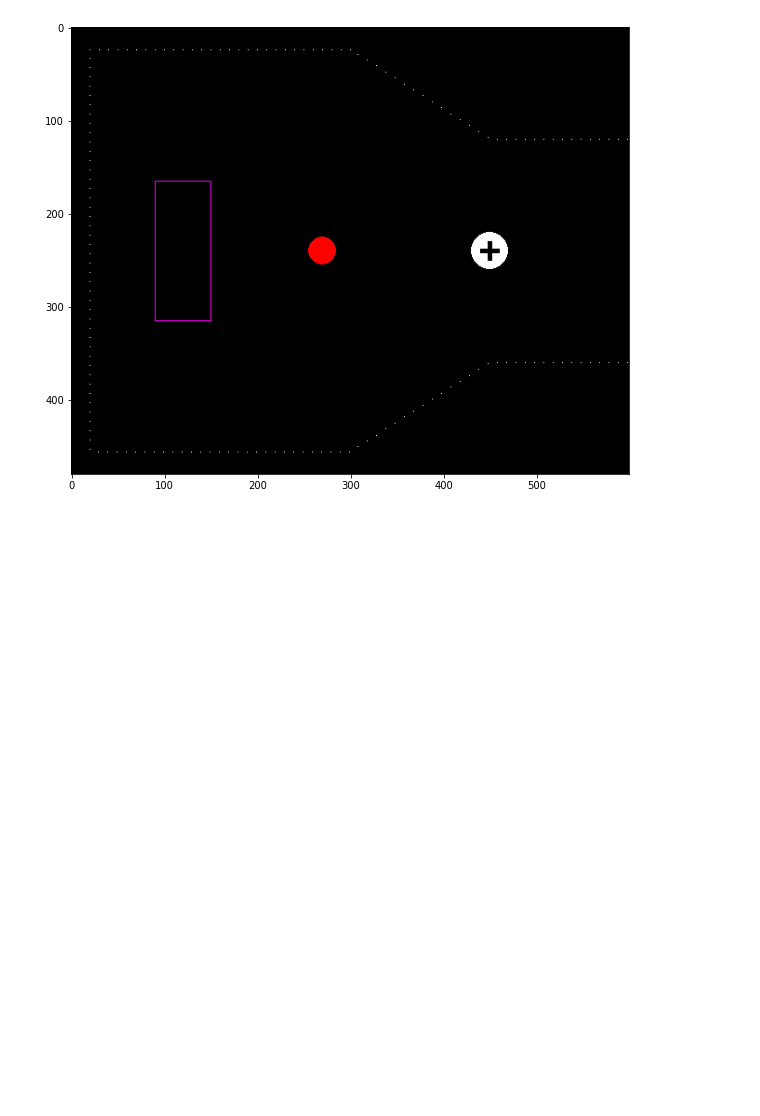
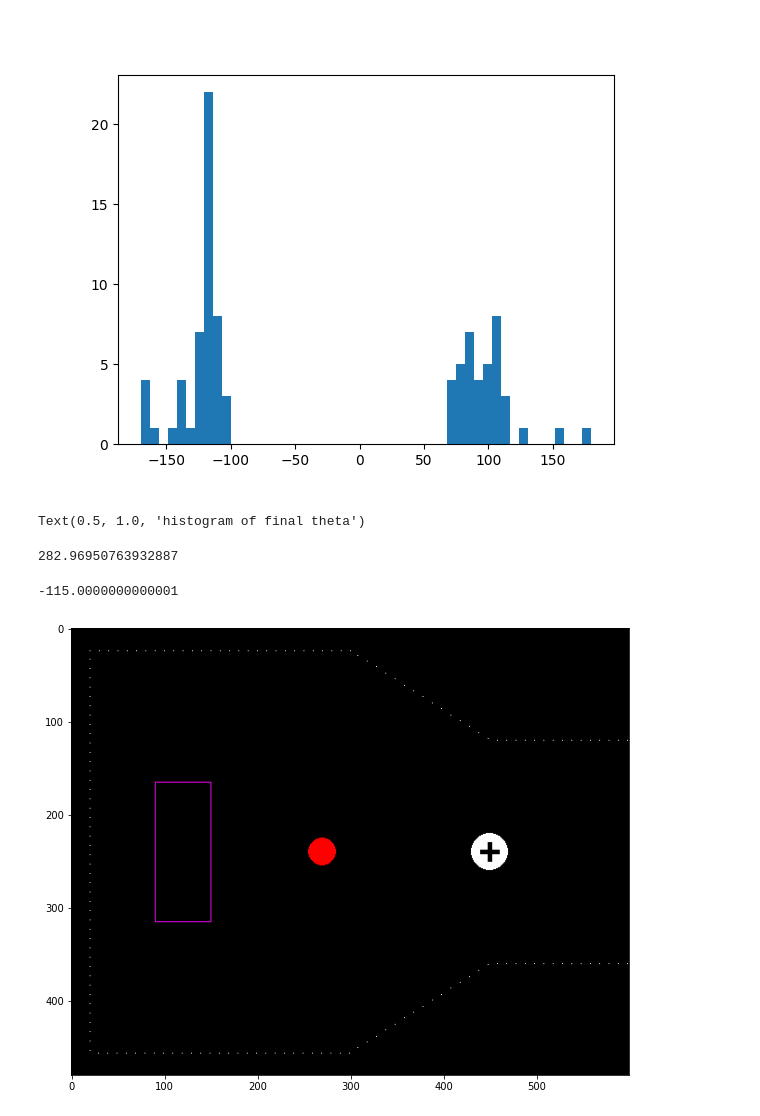
Before and after one commit to jihao2021/box-pushing, a Jupyter notebook: plotting.ipynb, the cells around one changed output. Saved outputs shown, nothing was run; the diff lists cells and outputs as text; code cells hidden in the pictures; blank space fills up the shorter version.

```diff
--- a/plotting.ipynb
+++ b/plotting.ipynb
@@ -8,7 +8,7 @@ random_seed = 0
 num_trained_model = 5
 train_seed = 0
 # %%
-model_name = "target135d"
+model_name = "target225d"
 # %%
 folder = f"NUM_AGENT{str(num_agent).zfill(2)}{model_name}/{str(train_seed).zfill(4)}/"
 
@@ -161,3 +206,22 @@ low rate: 0.3118279569892473
+# %%
+target_theta1 = int(model_name[6:-1])
+target_theta2 = np.mo(target_theta1 + 180)
+
+plt.figure()
+plt.hist(last_theta, bins=50)
+plt.show()
+plt.title("histogram of final theta, target angle")
+# %% [output]
+[figure, added]
+Text(0.5, 1.0, 'histogram of final theta')
+# %%
+last_y[0]
+# %% [output]
+282.96950763932887
+# %%
+last_theta[0]
+# %% [output]
+-115.0000000000001
 # %%
 from scripts.pygame_env import CustomEnv
 import pygame
```
Also changed, not shown: parts of 4 cells of this notebook, 1 other file.
